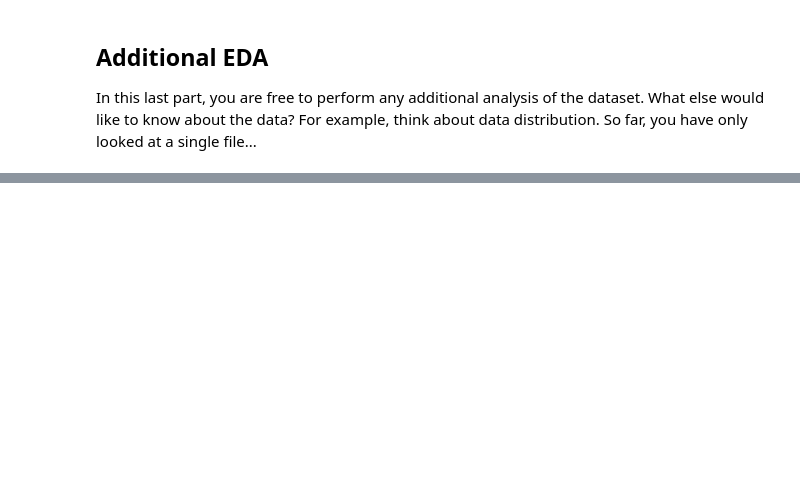
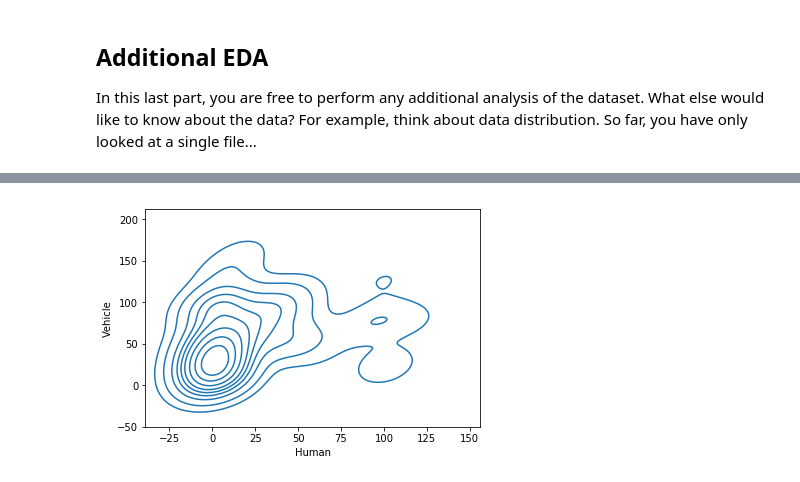
Before and after one commit to arurama/nd013-c1-vision-starter, a Jupyter notebook: Exploratory Data Analysis.ipynb, the cells around one changed output, grey strips where cells are left out. Cells and saved outputs as stored; diff of their text form; code cells hidden in the pictures; blank space fills up the shorter version.

```diff
--- a/Exploratory Data Analysis.ipynb
+++ b/Exploratory Data Analysis.ipynb
@@ -162,0 +264,4 @@ For example, think about data distribution. So far, you have only looked at a si
+# %%
+sns.kdeplot(df['Human'],df['Vehicle']);
+# %% [output]
+[figure, added]
```
Also changed, not shown: parts of 23 cells of this notebook.
